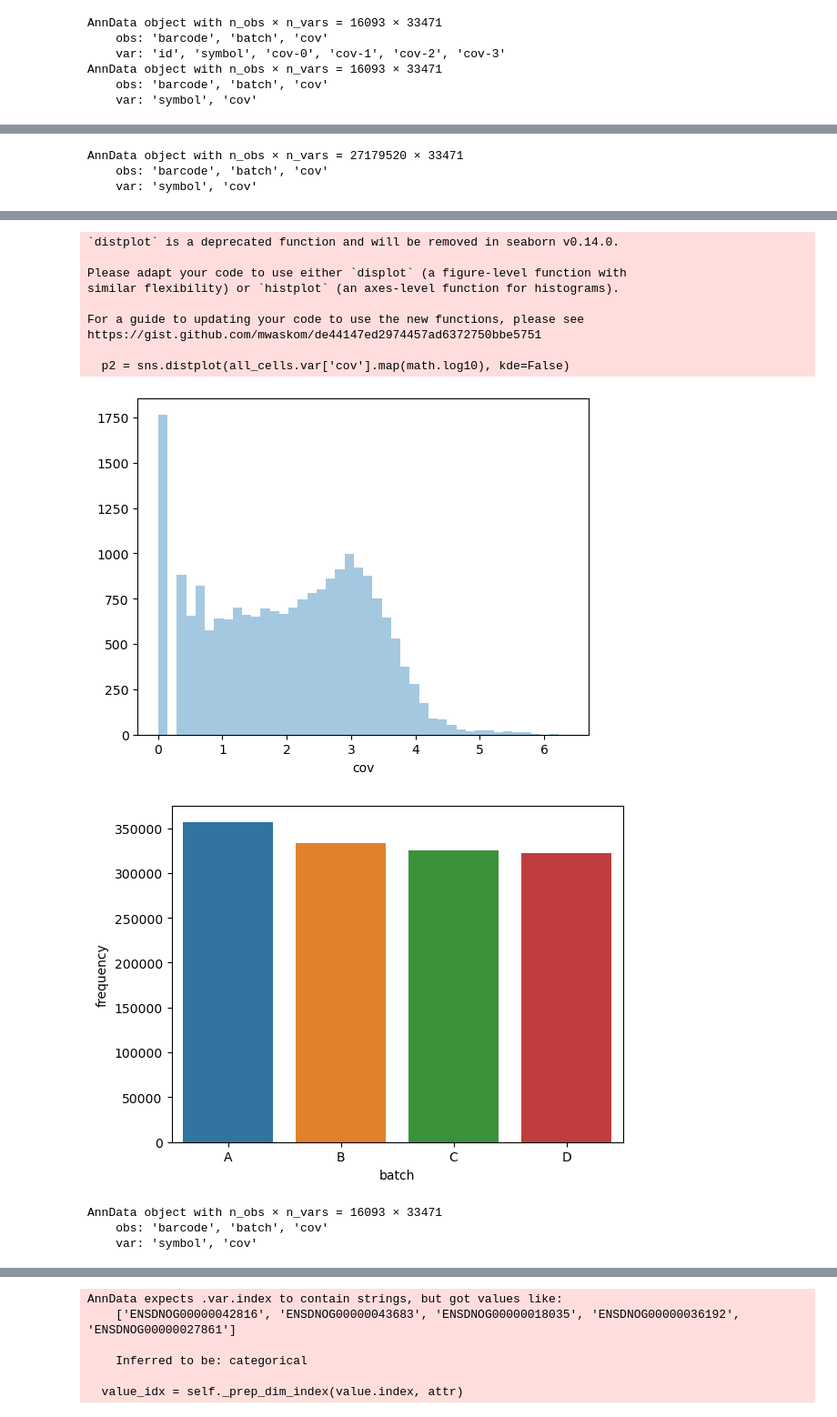
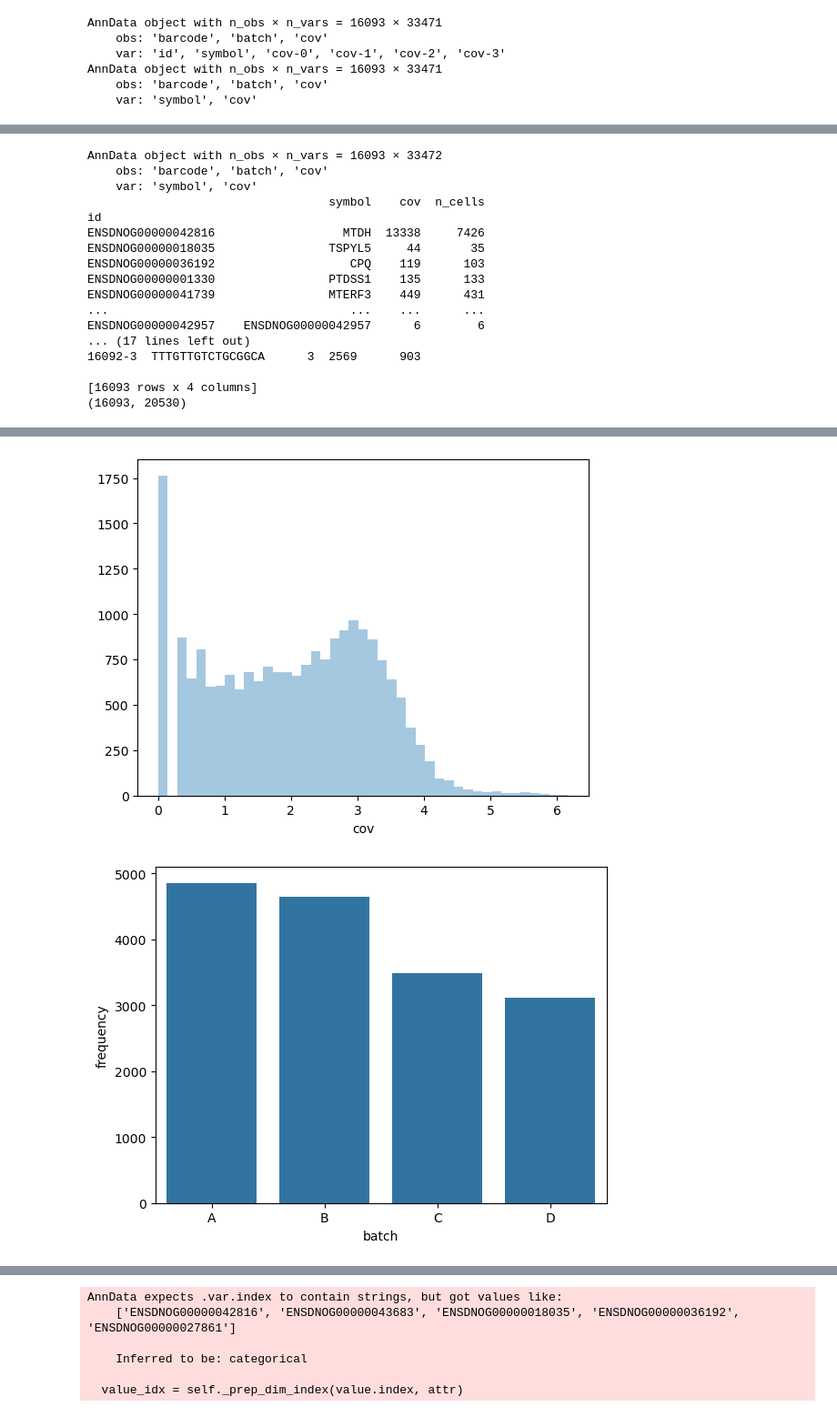
Before and after one commit to carushi/ayotochtli, a Jupyter notebook: notebooks/scRNA_scanpy.ipynb, the cells around one changed output, grey strips where cells are left out. Shown at 91% size. Cells and saved outputs as stored; diff of their text form; code cells hidden in the pictures.

Commit message:
complete figure list

```diff
--- a/notebooks/scRNA_scanpy.ipynb
+++ b/notebooks/scRNA_scanpy.ipynb
@@ -28,5 +28,5 @@ import collections
 import functools
 # %%
 print(sc.__version__)
-top_dir = "../data/bam/"
+top_dir = "../data/bam_p_cd4/"
 # %% [output]
@@ -227,8 +229,7 @@ AnnData expects .var.index to contain strings, but got values like:
 
   value_idx = self._prep_dim_index(value.index, attr)
 # %%
-
-for filt in ['raw', 'filtered'][1:2]:
+for filt in ['raw', 'filtered']:
     all_cells = []
     global_start = 0
     for batch_num in range(4, 8):
@@ -330,0 +336,12 @@ AnnData object with n_obs × n_vars = 16093 × 33471
+# %%
+geo_dir = "../data/geo_metadata/"
+tail = ['', '_raw'][1]
+matrix = scipy.io.mmread(os.path.join(geo_dir, "GSE273197_scrna_X"+tail+".mtx"))
+matrix = sparse.csr_matrix(matrix, dtype=np.float32)
+print(sparse.csr_matrix(matrix))
+obs = pd.read_csv(os.path.join(geo_dir, "GSE273197_scrna_obs"+tail+".csv"), index_col=0)
+var = pd.read_csv(os.path.join(geo_dir, "GSE273197_scrna_var"+tail+".csv"), index_col=0)
+all_cells = sc.AnnData(matrix, obs=obs, var=var)
+print(all_cells)
+with open("scarmadillo_filtered_scobj.pyn", "wb") as f:
+    pickle.dump(all_cells, f)
@@ -413,7 +448,7 @@ def test_dimension_reduction(adata, batch_header):
     check_data_property(adata, batch_header)
     return adata
 # %%
-for filt in ['raw', 'filtered'][0:2]:
+for filt in ['raw', 'filtered'][1:2]:
     with open('scarmadillo_'+filt+'_scobj.pyn','rb') as f:
         all_cells = pickle.load(f)
         print(all_cells)
@@ -483,7 +487,7 @@ WARNING: saving figure to file figures/pca_scarmadillo_filtered_pca_plot.pdf
 # %%
 import math
 
-for filt in ['raw', 'filtered'][0:2]:
+for filt in ['raw', 'filtered'][1:2]:
     with open('scarmadillo_'+filt+'_scobj.pyn','rb') as f:
         all_cells = pickle.load(f)
         print(all_cells)
@@ -507,6 +511,20 @@ for filt in ['raw', 'filtered'][0:2]:
         p3.get_figure().savefig('bar_batch_ccount'+filt+'.pdf')
         plt.show()
 # %% [output]
-AnnData object with n_obs × n_vars = 27179520 × 33471
+AnnData object with n_obs × n_vars = 16093 × 33472
     obs: 'barcode', 'batch', 'cov'
     var: 'symbol', 'cov'
+                                  symbol    cov  n_cells
+id
+ENSDNOG00000042816                  MTDH  13338     7426
+ENSDNOG00000018035                TSPYL5     44       35
+ENSDNOG00000036192                   CPQ    119      103
+ENSDNOG00000001330                PTDSS1    135      133
+ENSDNOG00000041739                MTERF3    449      431
+...                                  ...    ...      ...
+ENSDNOG00000042957    ENSDNOG00000042957      6        6
+... (17 lines left out)
+16092-3  TTTGTTGTCTGCGGCA      3  2569      903
+
+[16093 rows x 4 columns]
+(16093, 20530)
@@ -540,14 +550,2 @@ https://gist.github.com/mwaskom/de44147ed2974457ad6372750bbe5751
-`distplot` is a deprecated function and will be removed in seaborn v0.14.0.
-
-Please adapt your code to use either `displot` (a figure-level function with
-similar flexibility) or `histplot` (an axes-level function for histograms).
-
-For a guide to updating your code to use the new functions, please see
-https://gist.github.com/mwaskom/de44147ed2974457ad6372750bbe5751
-
-  p2 = sns.distplot(all_cells.var['cov'].map(math.log10), kde=False)
-[figure, old version]
+[figure, new version]
-[figure, old version]
+[figure, new version]
-AnnData object with n_obs × n_vars = 16093 × 33471
-    obs: 'barcode', 'batch', 'cov'
-    var: 'symbol', 'cov'
```
Also changed, not shown: parts of 7 cells of this notebook, 17 other files.
